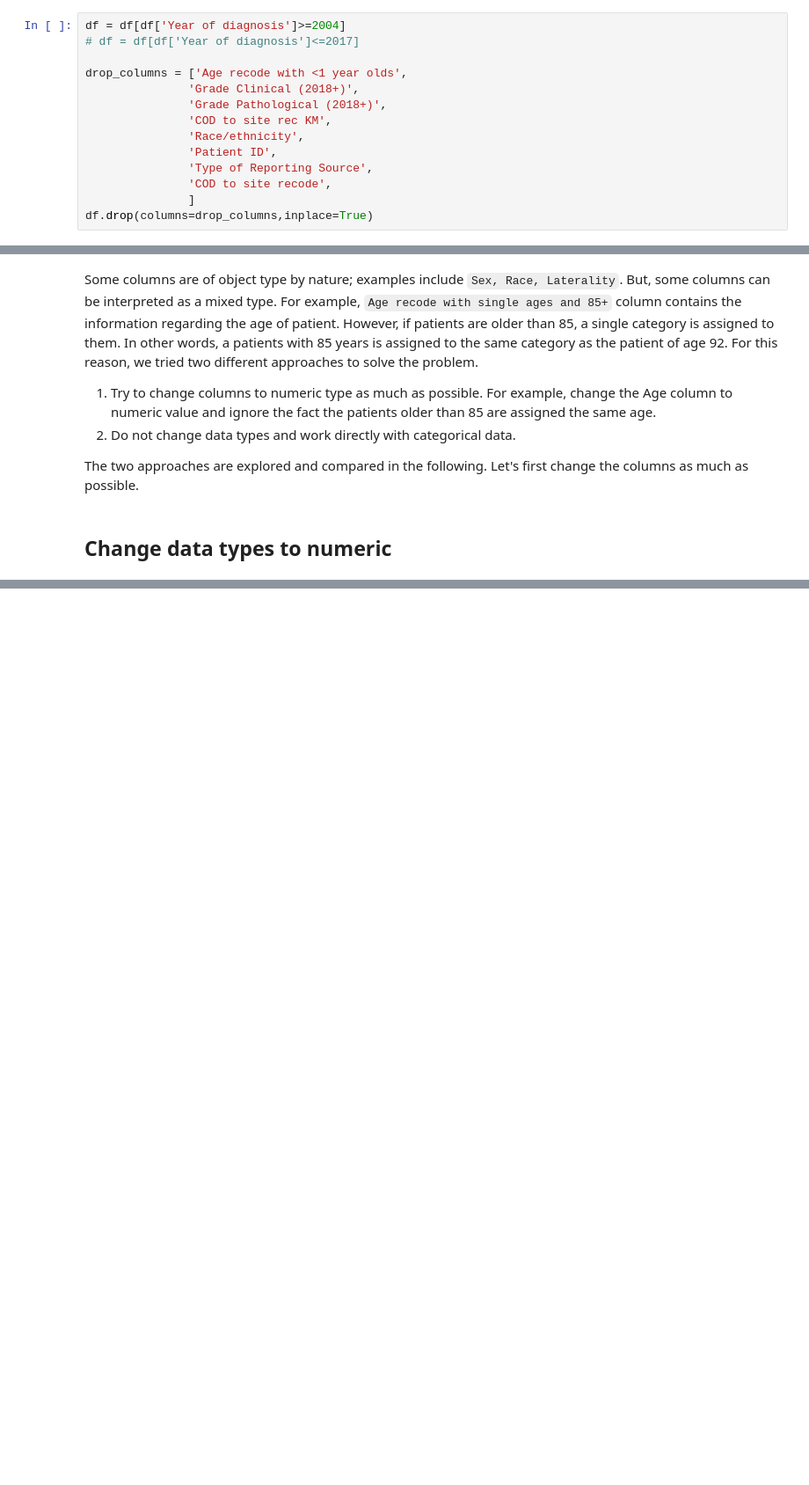
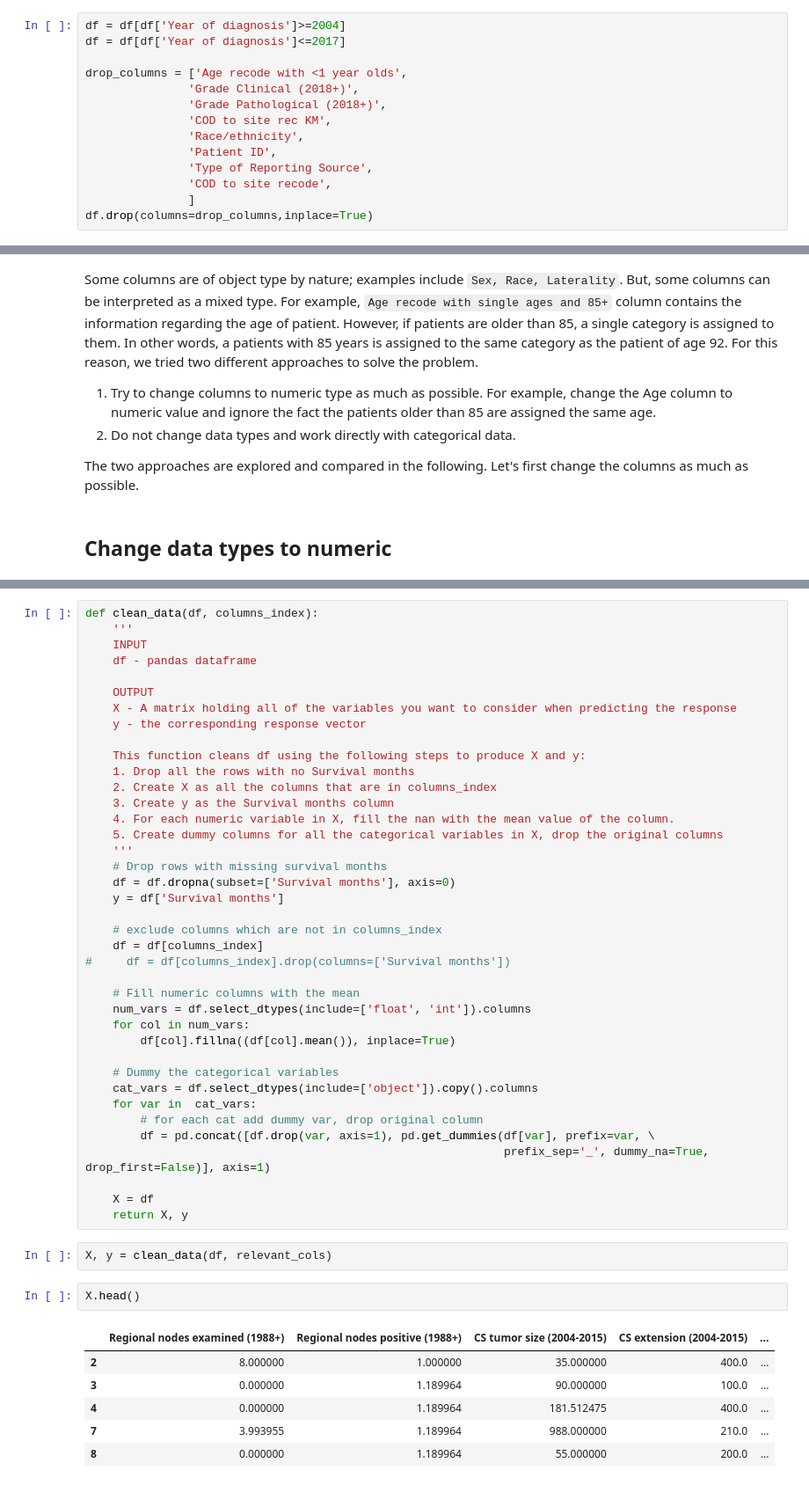
Before and after one commit to mrchamanbaz/cancer_survival_prediction, a Jupyter notebook: Cancer_survival_months_prediction.ipynb, the cells around one changed output, grey strips where cells are left out. Shown: that part at 88% size. Drawn from its saved outputs; the diff is of its cells as text; blank space fills up the shorter version.

```diff
--- a/Cancer_survival_months_prediction.ipynb
+++ b/Cancer_survival_months_prediction.ipynb
@@ -49,6 +57,6 @@ Some of the diagnosis data are available for patients with diagnosis year 2004 o
 # %%
 df = df[df['Year of diagnosis']>=2004]
-# df = df[df['Year of diagnosis']<=2017]
+df = df[df['Year of diagnosis']<=2017]
 
 drop_columns = ['Age recode with <1 year olds',
                'Grade Clinical (2018+)',
@@ -152,0 +392,50 @@ The two approaches are explored and compared in the following. Let's first chang
+# %%
+def clean_data(df, columns_index):
+    '''
+    INPUT
+    df - pandas dataframe
+
+    OUTPUT
+    X - A matrix holding all of the variables you want to consider when predicting the response
+    y - the corresponding response vector
+
+    This function cleans df using the following steps to produce X and y:
+    1. Drop all the rows with no Survival months
+    2. Create X as all the columns that are in columns_index
+    3. Create y as the Survival months column
+    4. For each numeric variable in X, fill the nan with the mean value of the column.
+    5. Create dummy columns for all the categorical variables in X, drop the original columns
+    '''
+    # Drop rows with missing survival months
+    df = df.dropna(subset=['Survival months'], axis=0)
+    y = df['Survival months']
+
+    # exclude columns which are not in columns_index
+    df = df[columns_index]
+#     df = df[columns_index].drop(columns=['Survival months'])
+
+    # Fill numeric columns with the mean
+    num_vars = df.select_dtypes(include=['float', 'int']).columns
+    for col in num_vars:
+        df[col].fillna((df[col].mean()), inplace=True)
+
+    # Dummy the categorical variables
+    cat_vars = df.select_dtypes(include=['object']).copy().columns
+    for var in  cat_vars:
+        # for each cat add dummy var, drop original column
+        df = pd.concat([df.drop(var, axis=1), pd.get_dummies(df[var], prefix=var, \
+                                                             prefix_sep='_', dummy_na=True, drop_first=False)], axis=1)
+
+    X = df
+    return X, y
+# %%
+X, y = clean_data(df, relevant_cols)
+# %%
+X.head()
+# %% [output]
+|  | Regional nodes examined (1988+) | Regional nodes positive (1988+) | CS tumor size (2004-2015) | CS extension (2004-2015) | ... |
+| 2 | 8.000000 | 1.000000 | 35.000000 | 400.0 | ... |
+| 3 | 0.000000 | 1.189964 | 90.000000 | 100.0 | ... |
+| 4 | 0.000000 | 1.189964 | 181.512475 | 400.0 | ... |
+| 7 | 3.993955 | 1.189964 | 988.000000 | 210.0 | ... |
+| 8 | 0.000000 | 1.189964 | 55.000000 | 200.0 | ... |
```
Also changed, not shown: parts of 39 cells of this notebook.
